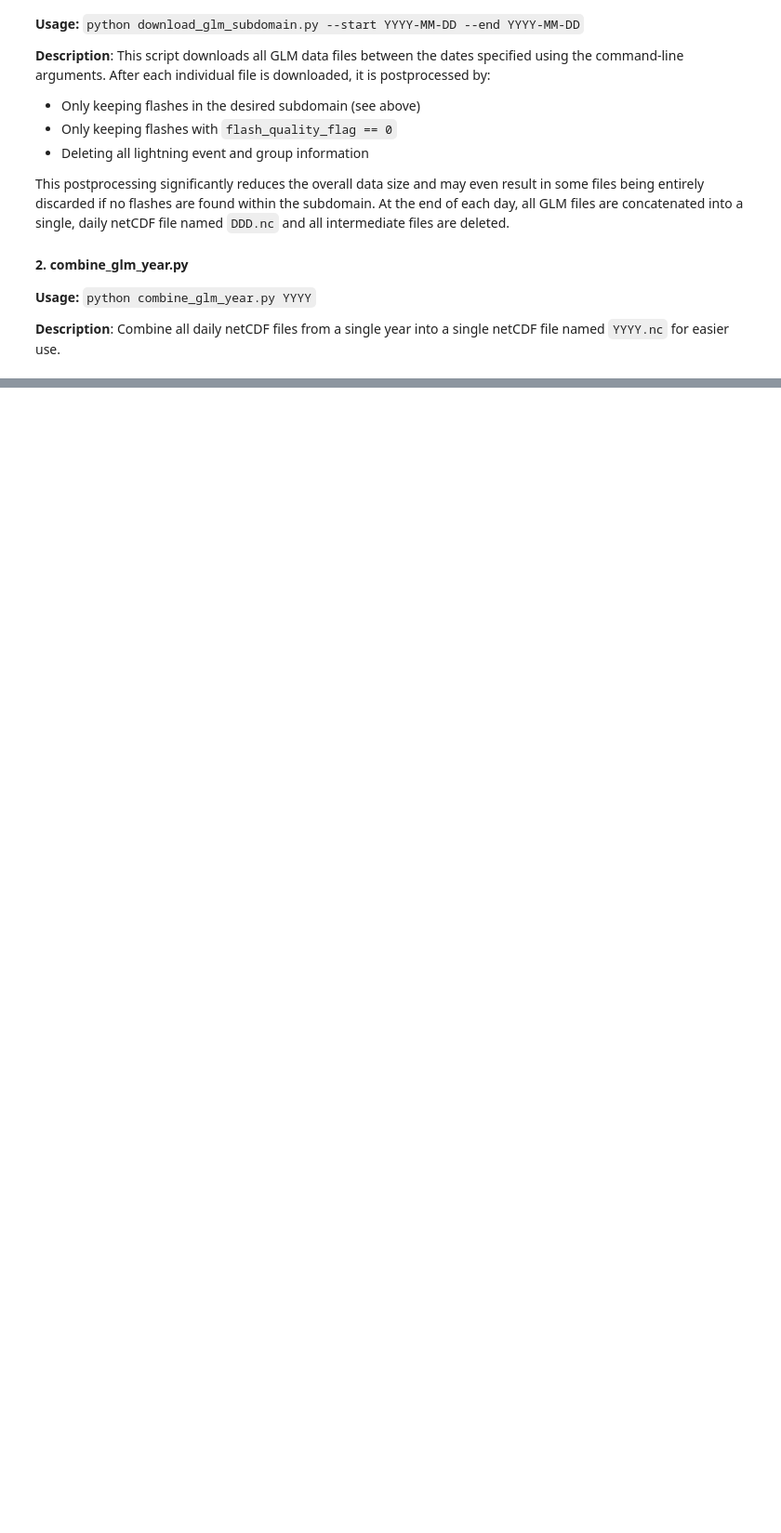
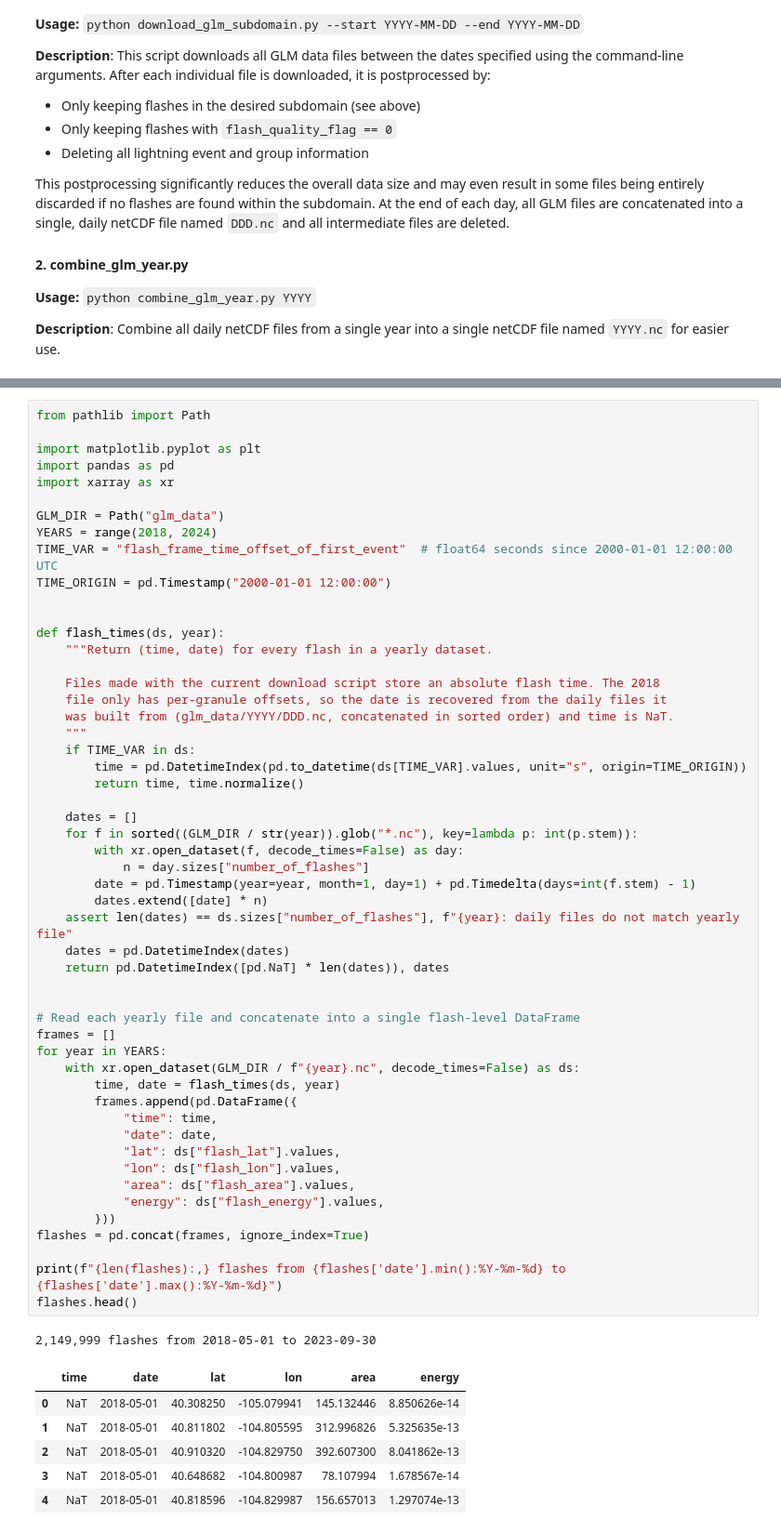
Before and after one commit to ShawnMurd/probing_satellite_glm_data, a Jupyter notebook: glm_data_analysis_notebook.ipynb, the cells around one changed output, grey strips where cells are left out. Shown at 93% size. Cells and saved outputs as stored; diff of their text form; blank space fills up the shorter version.

```diff
--- a/glm_data_analysis_notebook.ipynb
+++ b/glm_data_analysis_notebook.ipynb
@@ -52,0 +62,60 @@ This postprocessing significantly reduces the overall data size and may even res
+# %%
+from pathlib import Path
+
+import matplotlib.pyplot as plt
+import pandas as pd
+import xarray as xr
+
+GLM_DIR = Path("glm_data")
+YEARS = range(2018, 2024)
+TIME_VAR = "flash_frame_time_offset_of_first_event"  # float64 seconds since 2000-01-01 12:00:00 UTC
+TIME_ORIGIN = pd.Timestamp("2000-01-01 12:00:00")
+
+
+def flash_times(ds, year):
+    """Return (time, date) for every flash in a yearly dataset.
+
+    Files made with the current download script store an absolute flash time. The 2018
+    file only has per-granule offsets, so the date is recovered from the daily files it
+    was built from (glm_data/YYYY/DDD.nc, concatenated in sorted order) and time is NaT.
+    """
+    if TIME_VAR in ds:
+        time = pd.DatetimeIndex(pd.to_datetime(ds[TIME_VAR].values, unit="s", origin=TIME_ORIGIN))
+        return time, time.normalize()
+
+    dates = []
+    for f in sorted((GLM_DIR / str(year)).glob("*.nc"), key=lambda p: int(p.stem)):
+        with xr.open_dataset(f, decode_times=False) as day:
+            n = day.sizes["number_of_flashes"]
+        date = pd.Timestamp(year=year, month=1, day=1) + pd.Timedelta(days=int(f.stem) - 1)
+        dates.extend([date] * n)
+    assert len(dates) == ds.sizes["number_of_flashes"], f"{year}: daily files do not match yearly file"
+    dates = pd.DatetimeIndex(dates)
+    return pd.DatetimeIndex([pd.NaT] * len(dates)), dates
+
+
+# Read each yearly file and concatenate into a single flash-level DataFrame
+frames = []
+for year in YEARS:
+    with xr.open_dataset(GLM_DIR / f"{year}.nc", decode_times=False) as ds:
+        time, date = flash_times(ds, year)
+        frames.append(pd.DataFrame({
+            "time": time,
+            "date": date,
+            "lat": ds["flash_lat"].values,
+            "lon": ds["flash_lon"].values,
+            "area": ds["flash_area"].values,
+            "energy": ds["flash_energy"].values,
+        }))
+flashes = pd.concat(frames, ignore_index=True)
+
+print(f"{len(flashes):,} flashes from {flashes['date'].min():%Y-%m-%d} to {flashes['date'].max():%Y-%m-%d}")
+flashes.head()
+# %% [output]
+2,149,999 flashes from 2018-05-01 to 2023-09-30
+|  | time | date | lat | lon | area | energy |
+| 0 | NaT | 2018-05-01 | 40.308250 | -105.079941 | 145.132446 | 8.850626e-14 |
+| 1 | NaT | 2018-05-01 | 40.811802 | -104.805595 | 312.996826 | 5.325635e-13 |
+| 2 | NaT | 2018-05-01 | 40.910320 | -104.829750 | 392.607300 | 8.041862e-13 |
+| 3 | NaT | 2018-05-01 | 40.648682 | -104.800987 | 78.107994 | 1.678567e-14 |
+| 4 | NaT | 2018-05-01 | 40.818596 | -104.829987 | 156.657013 | 1.297074e-13 |
```
Also changed, not shown: parts of 2 cells of this notebook.
